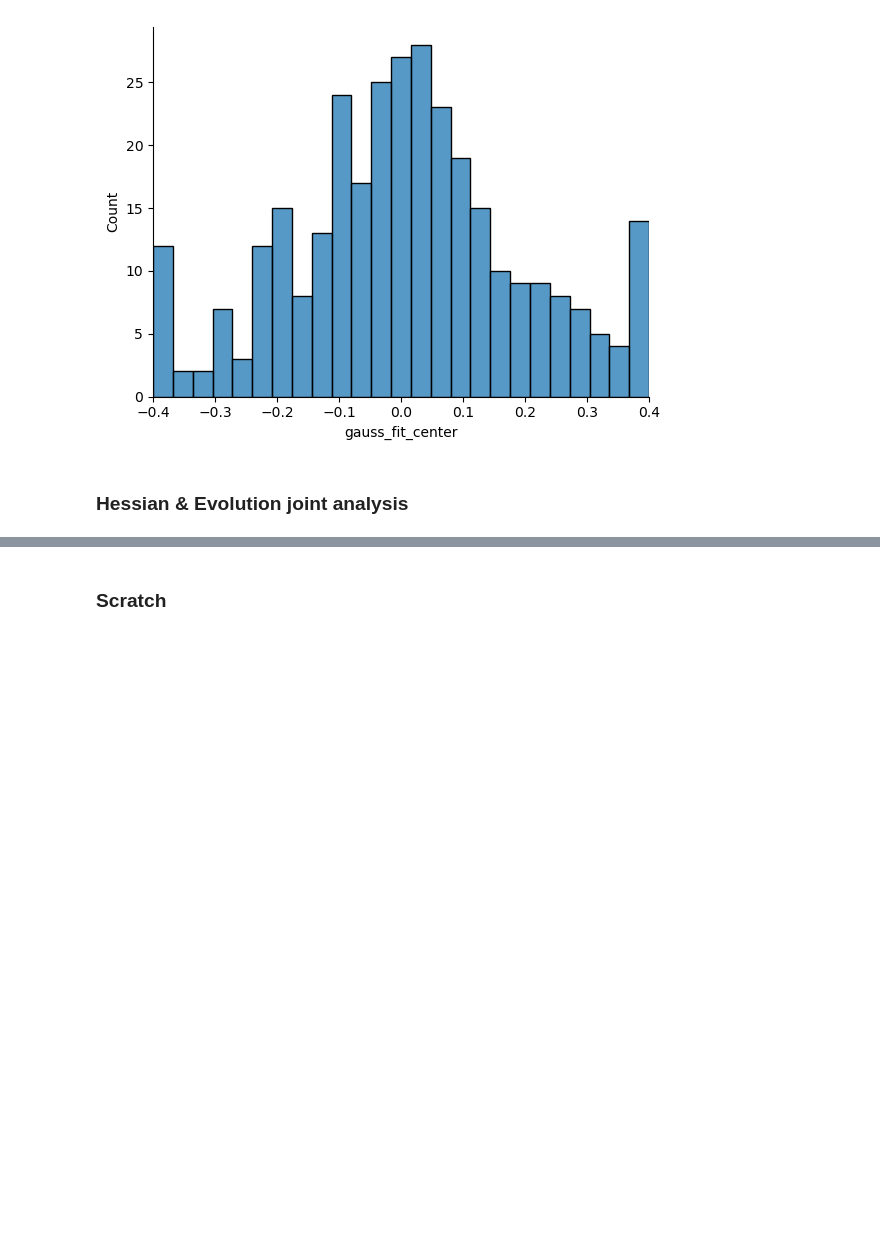
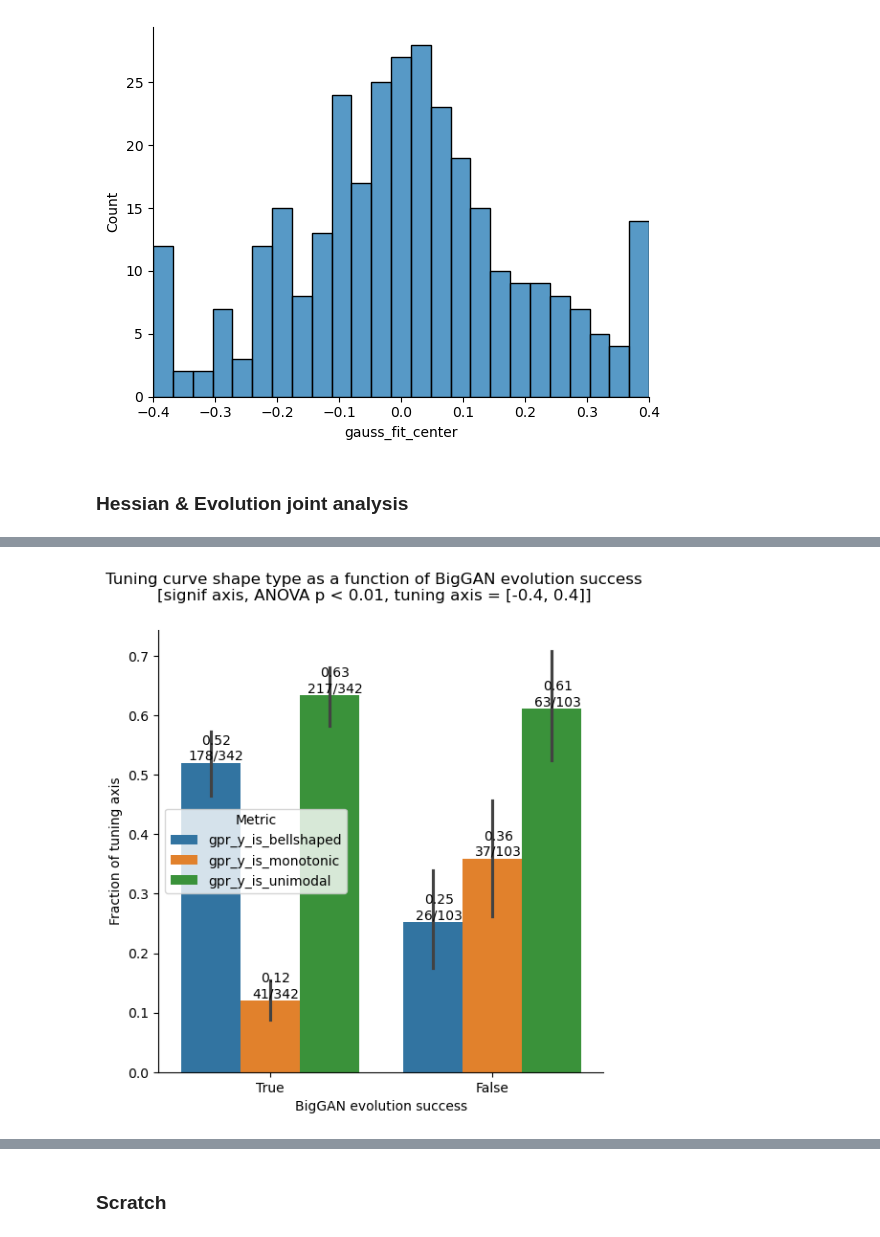
Before and after one commit to Animadversio/Neuro-ActMax-GAN-comparison, a Jupyter notebook: notebooks/BigGAN_Hessian_Tuning_shape_synopsis.ipynb, the cells around one changed output, grey strips where cells are left out. Cells and saved outputs as stored; diff of their text form; code cells hidden in the pictures; blank space fills up the shorter version.

```diff
--- a/notebooks/BigGAN_Hessian_Tuning_shape_synopsis.ipynb
+++ b/notebooks/BigGAN_Hessian_Tuning_shape_synopsis.ipynb
@@ -323,6 +364,16 @@ plt.show()
 [figure]
 # %% [markdown]
 ### Hessian & Evolution joint analysis
+# %%
+tuning_stats_synopsis_df_fillmissing = pd.read_pickle(join(syndir, f"ABCD_tuning_stats_synopsis_fill_missing.pkl"))
+evol_stats_synopsis_df = pd.read_pickle(join(syndir, f"ABCD_evol_stats_synopsis.pkl"))
 # %%
 tuning_fitting_stats_table['Exp_id'] = tuning_fitting_stats_table.apply(lambda row: f"{row['Animal']}_{int(row['Expi'])}", axis=1)
 evol_stats_synopsis_df['Exp_id'] = evol_stats_synopsis_df.apply(lambda row: f"{row['Animal']}_{int(row['Expi'])}", axis=1)
+# %%
+success_str = "last - init p < 0.01"
+BigGAN_success_explist = evol_stats_synopsis_df.query("lastinit_thr1_pval < 0.01")['Exp_id']
+# find the corresponding masks in tuning stats
+BigGAN_success_mask_tuning_stats = tuning_fitting_stats_table.query("Exp_id in @BigGAN_success_explist")
+BigGAN_fail_mask_tuning_stats = tuning_fitting_stats_table.query("Exp_id not in @BigGAN_success_explist")
+tuning_fitting_stats_table['is_BigGAN_evol_success'] = tuning_fitting_stats_table['Exp_id'].isin(BigGAN_success_explist)
@@ -328,0 +423,55 @@ evol_stats_synopsis_df['Exp_id'] = evol_stats_synopsis_df.apply(lambda row: f"{r
+# %%
+# Modified code to plot multiple bars side by side
+
+# Filter the data based on the given conditions
+filtered_data = tuning_fitting_stats_table.query("anova_p_value < 0.01 and is_common_axis")
+
+# Reshape the data to long format for better plotting
+melted_data = filtered_data.melt(
+    id_vars='is_BigGAN_evol_success',
+    value_vars=['gpr_y_is_bellshaped', 'gpr_y_is_monotonic', 'gpr_y_is_unimodal'],
+    var_name='Metric',
+    value_name='Value'
+)
+
+# Compute counts for annotations and sort to match the barplot order
+annotation_data = melted_data.groupby(['is_BigGAN_evol_success', 'Metric']).agg(
+    True_Count=('Value', 'sum'),
+    Total_Count=('Value', 'count'),
+    Ratio=('Value', 'mean'),
+).reset_index().sort_values(['is_BigGAN_evol_success', 'Metric'])
+
+plt.figure(figsize=(6, 6))
+# Create a bar plot with multiple bars side by side
+ax = sns.barplot(
+    data=melted_data,
+    x='is_BigGAN_evol_success',
+    y='Value',
+    hue='Metric',
+    order=["True", "False"],
+    errorbar=("ci", 95),
+)
+
+plt.ylabel("Fraction of tuning axis")
+plt.xlabel("BigGAN evolution success")
+
+# Add annotations of num of True / total on top of each bar
+for p in ax.patches:
+    height = p.get_height()
+    # get row from annotation_data with same Ratio
+    row = annotation_data[annotation_data['Ratio'] == height]
+    if row.empty: # last
+        continue
+    row = row.iloc[0]
+    ax.annotate(
+        f"{row['Ratio']:.2f}\n{int(row['True_Count'])}/{int(row['Total_Count'])}",
+        (p.get_x() + p.get_width() * 1.2 / 2., p.get_height()),
+        ha='center', va='bottom'
+    )
+
+plt.suptitle("Tuning curve shape type as a function of BigGAN evolution success\n[signif axis, ANOVA p < 0.01, tuning axis = [-0.4, 0.4]]")
+saveallforms(syndir, "BigGAN_evol_success_tuning_shape_type_barplot")
+# Display the plot
+plt.show()
+# %% [output]
+[figure, added]
```
Also changed, not shown: parts of 30 cells of this notebook, 1 other file.
